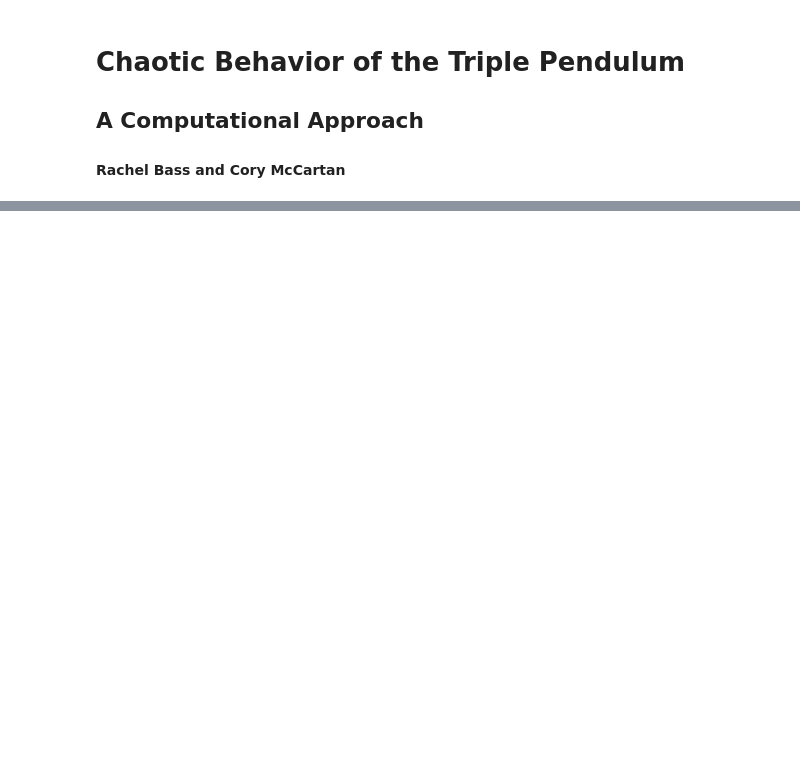
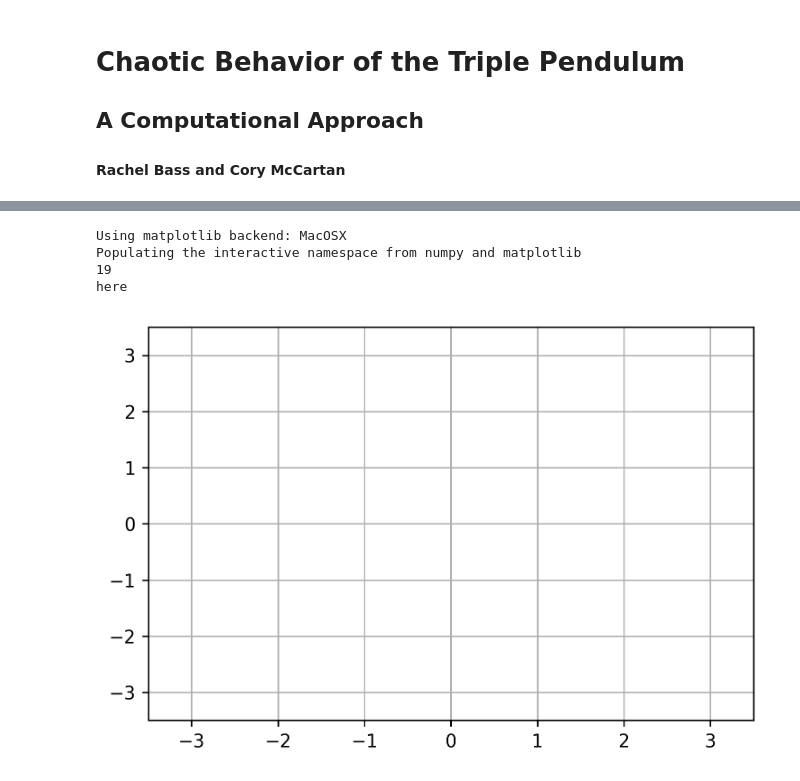
Before and after one commit to CoryMcCartan/triple-pendulum, a Jupyter notebook: workbook.ipynb, the cells around one changed output, grey strips where cells are left out. Cells and saved outputs as stored; diff of their text form; code cells hidden in the pictures; blank space fills up the shorter version.

```diff
--- a/workbook.ipynb
+++ b/workbook.ipynb
@@ -117,0 +319,8 @@ plot(t, phi_3);
+# %%
+animate(solution)
+# %% [output]
+Using matplotlib backend: MacOSX
+Populating the interactive namespace from numpy and matplotlib
+19
+here
+[figure, added]
```
Also changed, not shown: parts of 16 cells of this notebook, 3 other files.
